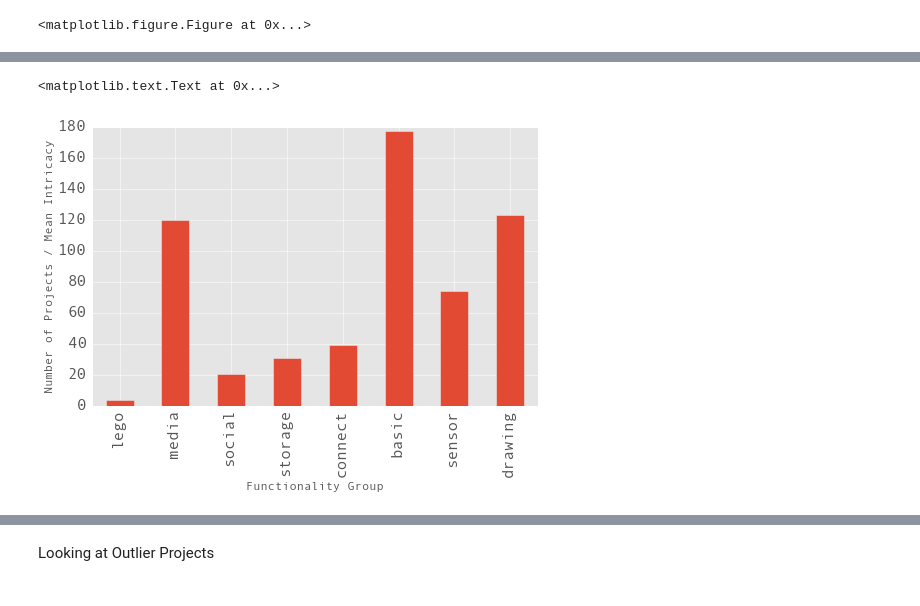
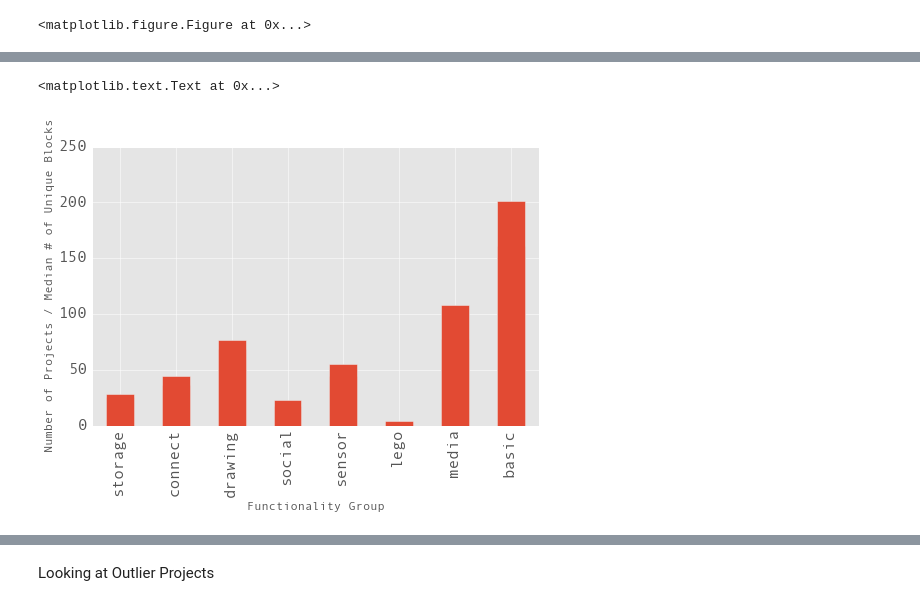
Before and after one commit to bxie/ai2_analysis, a Jupyter notebook: PaletteGrouping.ipynb, the cells around one changed output, grey strips where cells are left out. Saved outputs shown, nothing was run; the diff lists cells and outputs as text; code cells hidden in the pictures.

```diff
--- a/PaletteGrouping.ipynb
+++ b/PaletteGrouping.ipynb
@@ -222,0 +300,4 @@ df_this = df_work
+# %%
+#uncomment this line to run analysis withOUT tutorials
+df_this = df_this_notut
+len(df_this)
@@ -313,15 +315,21 @@ data = {'group':cat_to_comps.keys(),
 
 num_unique = {}
 
-for val in data['group']:
+group_names = ['storage','connect', 'drawing', 'social', 'sensor', 'lego', 'media', 'basic']
+
+for name in group_names:
+# for val in data['group']:
+    val = name
     count = df_this[df_this.palette_groups.str.contains(val)]['palette_groups'].count()
     data['count'].append(count)
 
 # data
-df_count = pd.DataFrame(data=data['count'], index=data['group'], columns=['count'])
+# df_count = pd.DataFrame(data=data['count'], index=data['group'], columns=['count'])
+df_count = pd.DataFrame(data=data['count'], index=group_names, columns=['count'])
 
 df_count_t = df_count.transpose()
 # print df_count_t.values.sum()
 # df_count_t.plot(kind='barh', stacked=True, figsize=(12,4))
 plot = df_count.plot(kind='pie', subplots=True, figsize=(12,12), legend=False, fontsize=30, colormap='Paired', autopct='%.1f')
+print df_count.values.sum() #number of categories projects fit into
 # %% [output]
@@ -348,7 +371,7 @@ dtype: int64
 # %%
-# groups = [df_all, df_basic, df_lego, df_media, df_storage, df_connect, df_social, df_sensor, df_draw]
-
-# group_names = ['all', 'basic', 'lego', 'media', 'storage', 'connect', 'social', 'sensor', 'draw']
+#make sure these align!
+groups = [df_all, df_storage, df_connect, df_draw, df_social, df_sensor, df_lego, df_media, df_basic]
+group_names = ['all', 'storage','connect', 'drawing', 'social', 'sensor', 'lego', 'media', 'basic']
 
 agg_groups = {'all': df_all,
              'basic': df_basic,
@@ -364,15 +387,18 @@ agg_groups = {'all': df_all,
 #new dataframe where each group is column (rows don't correspond to anything really)
 df_groups = pd.DataFrame()
 df_groups_f = pd.DataFrame()
-for name, agg_df in agg_groups.iteritems():
-    print name
+counter = 0
+# for ignore, agg_df in agg_groups.iteritems():
+#     name = ignore
+for agg_df in groups:
+    name = group_names[counter] # need this to ensure columns of graphs same order
     col = agg_df['num_blocks_unique']
     df_groups.insert(len(df_groups.columns), name, col)
 
     #Sanity check (had this issue, resolved by calling reset_index() for df_all)
     if len(col)!=len(df_groups[name].dropna()):
         print 'WARNING: Not all projects being transferred to df_groups'
-
+    counter+=1
 # print 'all'
 # df_groups.insert(len(df_groups.columns), 'all', agg_all['num_blocks_unique']
 # df_groups.to_csv("temp.csv")
@@ -427,35 +460,39 @@ ax.set_yticklabels(range(0,61,10), fontsize=15)
 # %%
 #relationship between intricacy and # of projects by group
 
 df_test = df_count.copy()
 s = df_test.sum()
 s.name = 'all'
 df_test = df_test.append(s)
 df_test['avg'] = df_groups.mean()
 df_test['med'] = df_groups.median()
 df_test = df_test.drop('all')
 
 # df_test
 # df_groups[~['all']]
 df_ratio = df_test['count'] / df_test['avg']
 plot = df_ratio.plot(kind='bar', figsize=(8,5), fontsize=16,)
-plot.set_ylabel('Number of Projects / Mean Intricacy')
+plot.set_ylabel('Number of Projects / Mean # of Unique Blocks')
 plot.set_xlabel('Functionality Group')
 
+df_ratio2 = df_test['count'] / df_test['med']
+plot = df_ratio2.plot(kind='bar', figsize=(8,5), fontsize=16,)
+plot.set_ylabel('Number of Projects / Median # of Unique Blocks')
+plot.set_xlabel('Functionality Group')
 
 # df_ratio.plot(kind='bar', x='c', y='d', color='DarkGreen');
 
 # df_ratio_med = df_test['count'] / df_test['med']
 # df_ratio_med.plot(kind='bar')
 
 # df_ratio_2 = df_test['avg'] / df_test['count']
 # df_ratio_2.plot(kind='bar')
 
 
 #LEARNABILITY
 # %% [output]
 <matplotlib.text.Text at 0x...>
-[figure, old version]
+[figure, new version]
 # %%
 #ratio to measure learnability, capability
 tmp = pd.DataFrame(data=df_groups.describe())
```
Also changed, not shown: parts of 18 cells of this notebook, 8 other files.
